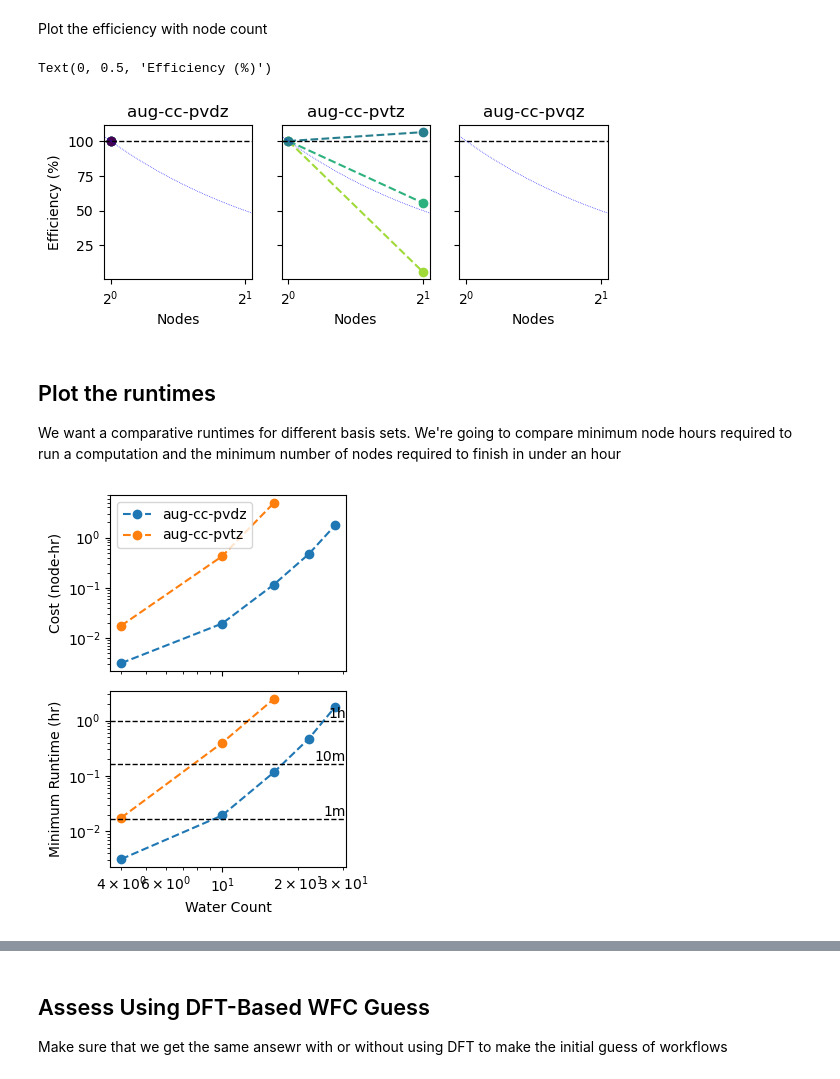
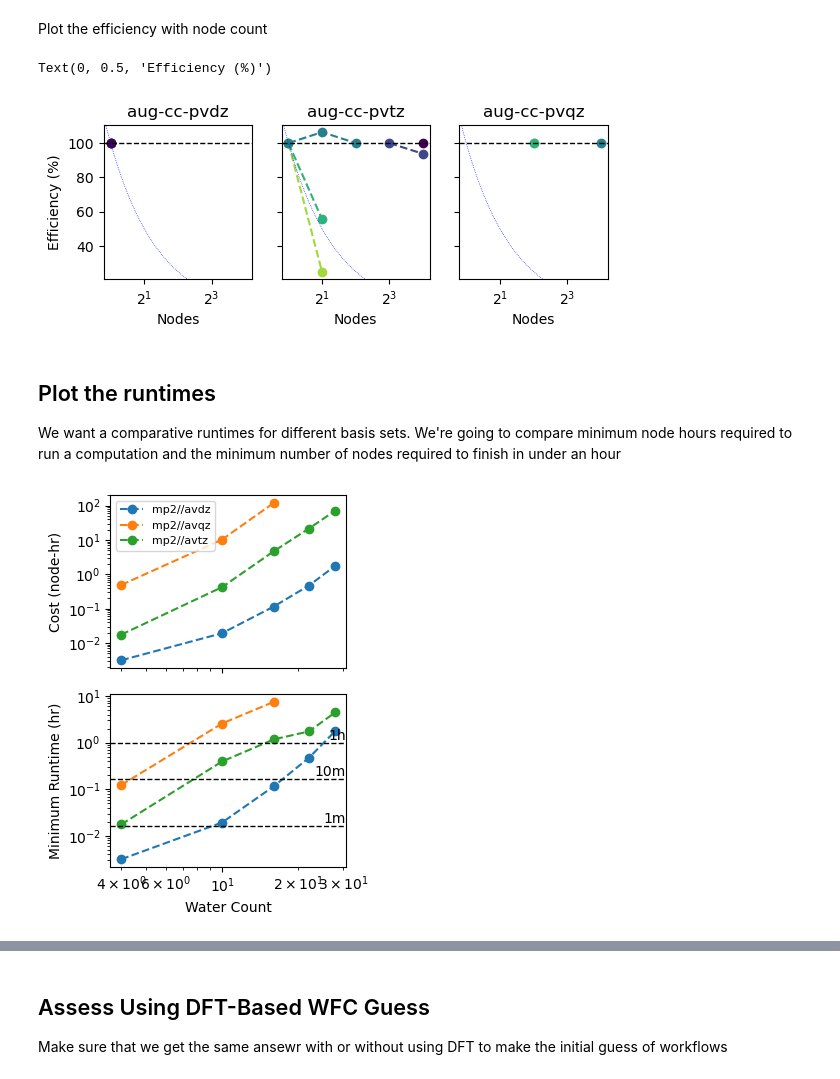
Before and after one commit to exalearn/fast-finetuned-forcefields, a Jupyter notebook: notebooks/hydronet/0_code-evaluation/nwchem/evaluate-nwchem-scaling-and-accuracy.ipynb, the cells around one changed output, grey strips where cells are left out. Drawn from its saved outputs; the diff is of its cells as text; code cells hidden in the pictures.

Commit message:
Go back to dft guesses, update plots

```diff
--- a/notebooks/hydronet/0_code-evaluation/nwchem/evaluate-nwchem-scaling-and-accuracy.ipynb
+++ b/notebooks/hydronet/0_code-evaluation/nwchem/evaluate-nwchem-scaling-and-accuracy.ipynb
@@ -280,7 +280,7 @@ cmap = cm.get_cmap('viridis_r')
 
 # Loop over basis sets
 for ax, b in zip(axs, bases):
-    subset = avg_results.query(f'basis=="{b}" and not dftguess')
+    subset = avg_results.query(f'basis=="{b}"')
     ax.set_title(b)
 
     # Loop over sizes of water clusters
@@ -311,44 +311,44 @@ for ax in axs:
 axs[0].set_ylabel('Efficiency (%)')
 # %% [output]
 Text(0, 0.5, 'Efficiency (%)')
-[figure, old version]
+[figure, new version]
 # %% [markdown]
 ## Plot the runtimes
 We want a comparative runtimes for different basis sets. We're going to compare minimum node hours required to run a computation and the minimum number of nodes required to finish in under an hour
 # %%
 fig, axs = plt.subplots(2, 1, figsize=(3.5, 4.5), sharex=True)
 
 # Plot the minimum node hours required to complete a calculation by size
 for bid, group in avg_results.groupby('basis'):
     min_group = group.groupby('n_waters')['ideal_node-s'].min()
 
-    axs[0].loglog(min_group.index, min_group / 3600,  '--o', label=bid)
+    axs[0].loglog(min_group.index, min_group / 3600,  '--o', label='mp2//a'+bid[-3:])
 
-axs[0].legend()
+axs[0].legend(fontsize=8)
 axs[0].set_ylabel('Cost (node-hr)')
 
 # Plot the minimum wallclock time achievable with >75% efficiency
 acc_results = avg_results.query('efficiency > 0.5')
 
 for bid, group in acc_results.groupby('basis'):
     min_group = group.groupby('n_waters')['runtime'].min()
 
-    axs[1].loglog(min_group.index, min_group / 3600,  '--o', label=bid)
+    axs[1].loglog(min_group.index, min_group / 3600,  '--o', label='a'+bid[-3:])
 axs[1].set_ylabel('Minimum Runtime (hr)')
 
 axs[1].set_xlim(axs[1].get_xlim())
 
 # Ad in marks at human-friendly times
 for t, l in zip([1./60, 10./60, 1.], ['1m', '10m', '1h']):
     axs[1].plot(axs[1].get_xlim(), [t]*2, 'k--', lw=1)
     axs[1].text(axs[1].get_xlim()[1], t, l, ha='right', va='bottom')
 
 
 axs[-1].set_xlabel('Water Count')
 fig.tight_layout()
 fig.savefig('figures/runtime-vs-size.png', dpi=320)
 # %% [output]
-[figure, old version]
+[figure, new version]
 # %%
 avg_results.groupby(['basis', 'num_nodes', 'n_waters']).mean(numeric_only=True)\
     .sort_values('runtime').reset_index().drop_duplicates(('n_waters', 'basis'), keep='first').sort_values('basis')
```
Also changed, not shown: parts of 10 cells of this notebook, 3 other files.
